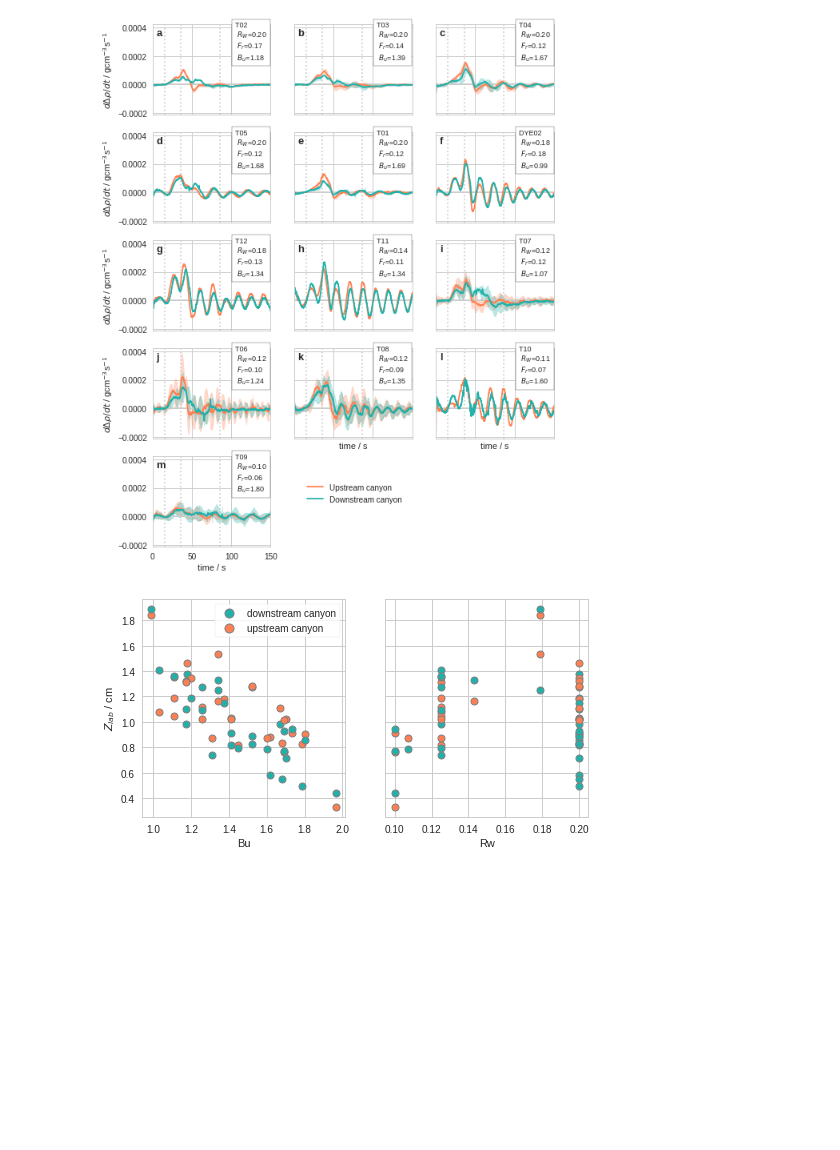
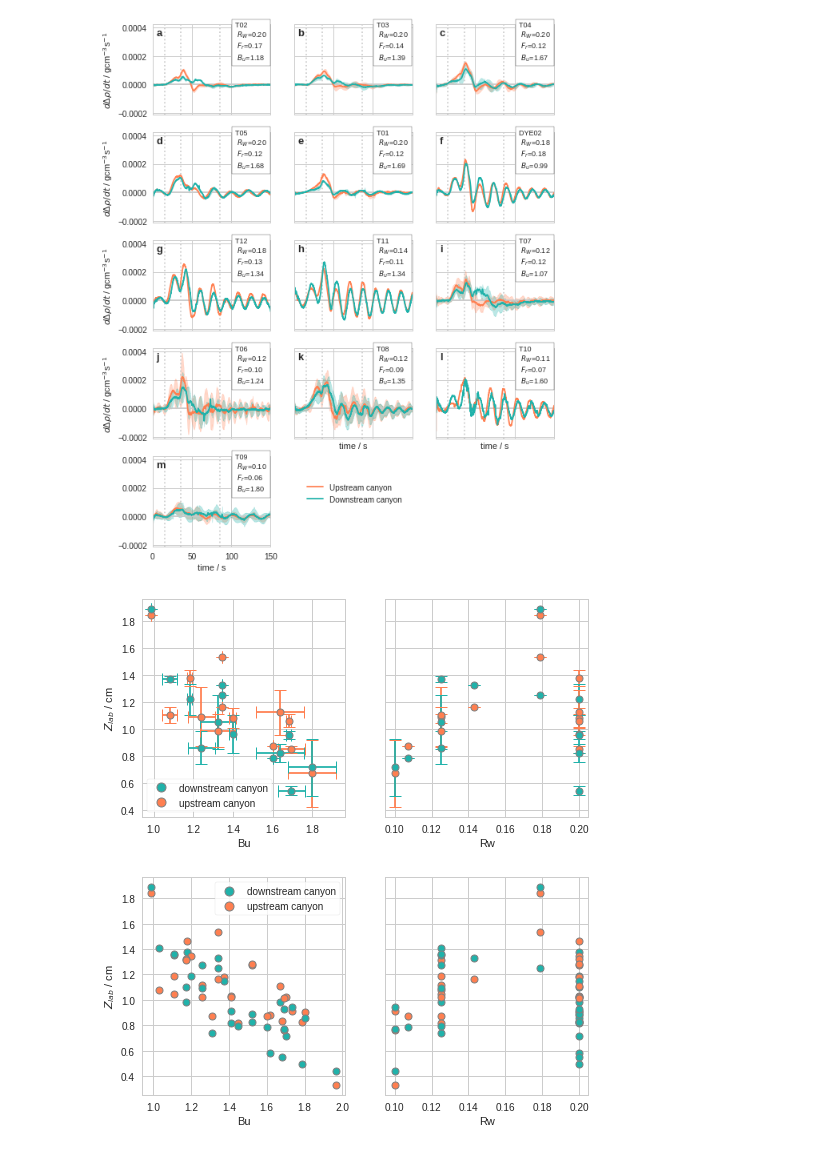
Before and after one commit to UBC-MOAD/MultipleCanyons, a Jupyter notebook: lab/Conduino/notebooks/two_canyons-Z.ipynb, the cells around one changed output. Drawn from its saved outputs; the diff is of its cells as text; code cells hidden in the pictures; blank space fills up the shorter version.

Commit message:
Added plots using mean of 3 runs

```diff
--- a/lab/Conduino/notebooks/two_canyons-Z.ipynb
+++ b/lab/Conduino/notebooks/two_canyons-Z.ipynb
@@ -258,6 +258,80 @@ ax12.legend(bbox_to_anchor=(1.25,0.4))
 plt.savefig('figures/twocanyon_timeseries_derivative.pdf', format='pdf', transparent=False, bbox_inches='tight')
 # %% [output]
 [figure]
+# %%
+fig, (ax1,ax2) = plt.subplots(1, 2, figsize=(8,4), sharey=True)
+
+rho0=998.5
+g = 9.81
+
+for exp, kk in zip(exp_dicts, range(exp_num)):
+    delta_rho1 = np.zeros(len(exp['run_files']))
+    delta_rho2 = np.zeros(len(exp['run_files']))
+    N = np.ones(len(exp['run_files']))*np.nan
+    for ii,col in zip(range(len(exp['run_files'])),colors):
+        filepath = exp['dir']+exp['run_files'][ii]
+        mat = sio.loadmat(filepath, squeeze_me=True)
+        P1 = mat['ch1']
+        P2 = mat['ch2']
+        dt = mat['dt']
+        time = mat['time']
+        if exp['calibration']=='09Aug19':
+            dens1 = ctools.densANK1_09Aug19(P1)
+            dens2 = ctools.densANK2_09Aug19(P2)
+        else:
+            dens1 = ctools.densANK1_17Aug19(P1)
+            dens2 = ctools.densANK2_17Aug19(P2)
+
+        inertial_period = 1/((exp["fo"])/(2*np.pi))
+        win = int(inertial_period/dt)
+
+        delta_rho2[ii] = 1000*(np.max(ctools.filter_timeseries(dens2[0:2400]-dens2[0],winlen=win))) # kg/m^3
+        delta_rho1[ii] = 1000*(np.max(ctools.filter_timeseries(dens1[0:2400]-dens1[0],winlen=win))) # kg/m^3
+        if np.isnan(exp["rho_sb"][ii])==True:
+            N[ii] =((g/rho0)*((1000*exp["rho_sb"][ii-1]-1000*exp["rho_top"][ii-1])/(exp["hsb"]*0.01)))**0.5
+        else:
+            N[ii] =((g/rho0)*((1000*exp["rho_sb"][ii]-1000*exp["rho_top"][ii])/(exp["hsb"]*0.01)))**0.5
+    Z1 = np.nanmean(100*(g/rho0)*(delta_rho1/N**2)) #cm
+    Z2 = np.nanmean(100*(g/rho0)*(delta_rho2/N**2)) #cm
+    std1 = np.nanstd(100*(g/rho0)*(delta_rho1/N**2)) #cm
+    std2 = np.nanstd(100*(g/rho0)*(delta_rho2/N**2)) #cm
+    W = 5 # cm
+    Bu = np.nanmean(N*exp["hsb"]/(exp["fo"]*W))
+    stdBu = np.nanstd(N*exp["hsb"]/(exp["fo"]*W))
+    Rw = exp["U"]/(exp["fo"]*W)
+
+    sca = ax1.errorbar(Bu,Z1,yerr=std1,xerr=stdBu,
+                       marker='o',color='coral',
+                       markeredgecolor='0.5',
+                       markeredgewidth=1,capsize=6)
+    sca = ax1.errorbar(Bu,Z2,yerr=std2,xerr=stdBu,
+                       marker='o',color='lightseagreen',
+                       markeredgecolor='0.5',
+                       markeredgewidth=1,capsize=6)
+    sca2 = ax2.errorbar(Rw,Z1,yerr=std1,
+                        marker='o',color='coral',
+                        markeredgecolor='0.5',
+                        markeredgewidth=1,capsize=6)
+    sca2 = ax2.errorbar(Rw,Z2,yerr=std2,
+                        marker='o',color='lightseagreen',
+                        markeredgecolor='0.5',
+                        markeredgewidth=1,capsize=6)
+
+
+legend_elements = [Line2D([0], [0], marker='o', color='w', label='downstream canyon',
+                          markerfacecolor='lightseagreen',markeredgecolor='0.5',markeredgewidth=1,
+                          markersize=9),
+                   Line2D([0], [0], marker='o', color='w', label='upstream canyon',
+                          markerfacecolor='coral',markeredgecolor='0.5',markeredgewidth=1,
+                          markersize=9),
+                   ]
+ax1.legend(handles=legend_elements, loc=3,frameon=True )
+ax1.set_xlabel('Bu')
+ax2.set_xlabel('Rw')
+ax1.set_ylabel(r'$Z_{lab}$ / cm')
+plt.savefig('figures/Z_Ro_Rw_twocan_std.eps', format='eps', transparent=False, bbox_inches='tight')
+# %% [output]
+[figure, added]
 # %%
 fig, (ax1,ax2) = plt.subplots(1, 2, figsize=(8,4), sharey=True)
 
```
Also changed, not shown: parts of 4 cells of this notebook.
